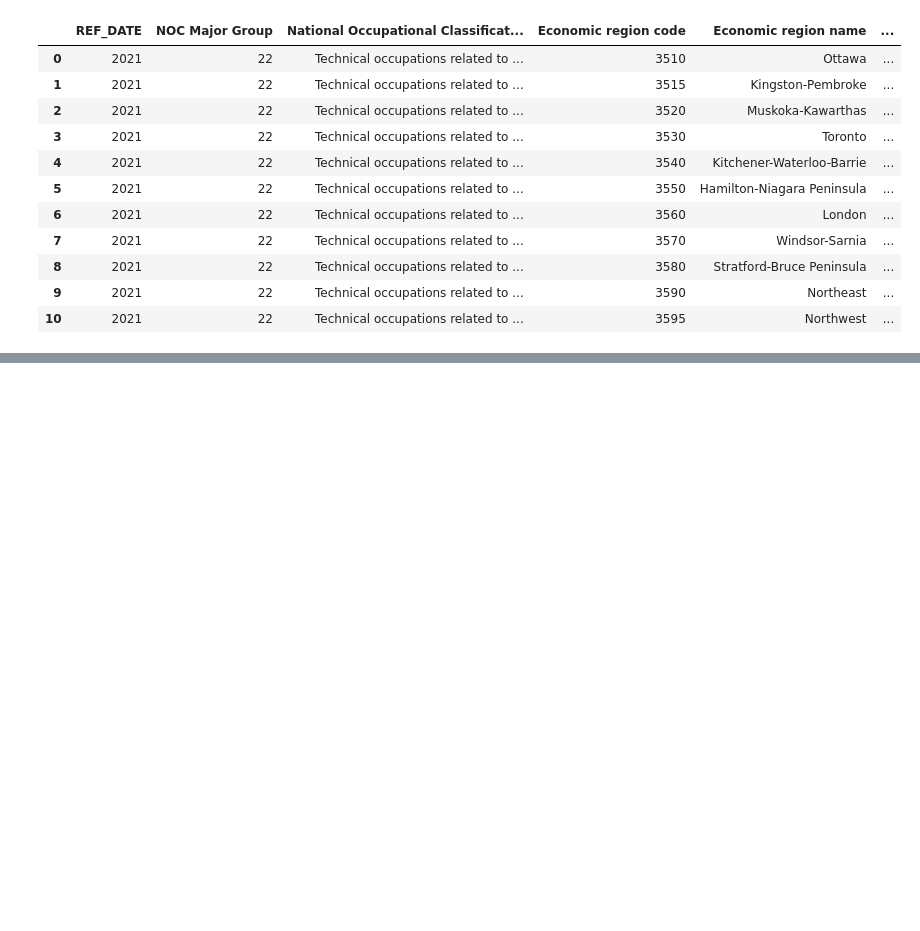
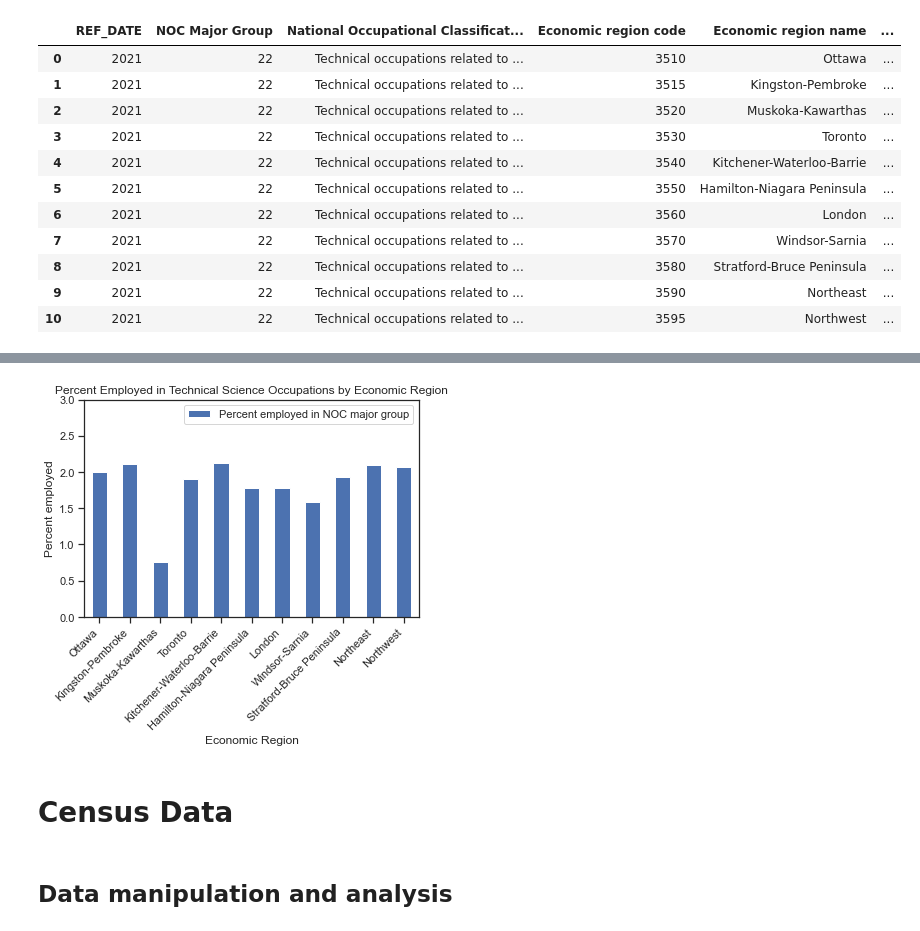
Before and after one commit to AyokOluwole/project-1, a Jupyter notebook: wage_jobs_analysis/wage_jobs_analysis.ipynb, the cells around one changed output, grey strips where cells are left out. Saved outputs shown, nothing was run; the diff lists cells and outputs as text; code cells hidden in the pictures; blank space fills up the shorter version.

Commit message:
work on analysis

```diff
--- a/wage_jobs_analysis/wage_jobs_analysis.ipynb
+++ b/wage_jobs_analysis/wage_jobs_analysis.ipynb
@@ -251,0 +316,19 @@ plt.show()
+# %%
+# Plots the percent of NOC22 employees by economic region
+employment_filtered.plot(kind='bar', x='Economic region name', y='Percent employed in NOC major group')
+
+# Formats the graph
+plt.xticks(rotation=45, ha='right')
+plt.xlabel("Economic Region")
+plt.title('\n'.join(wrap("Percent Employed in Technical Science Occupations by Economic Region")))
+plt.ylabel("Percent employed")
+plt.ylim(0,3)
+
+# Shows the plot
+plt.show()
+# %% [output]
+[figure, added]
+# %% [markdown]
+# Census Data
+# %% [markdown]
+## Data manipulation and analysis
```
Also changed, not shown: parts of 22 cells of this notebook.
